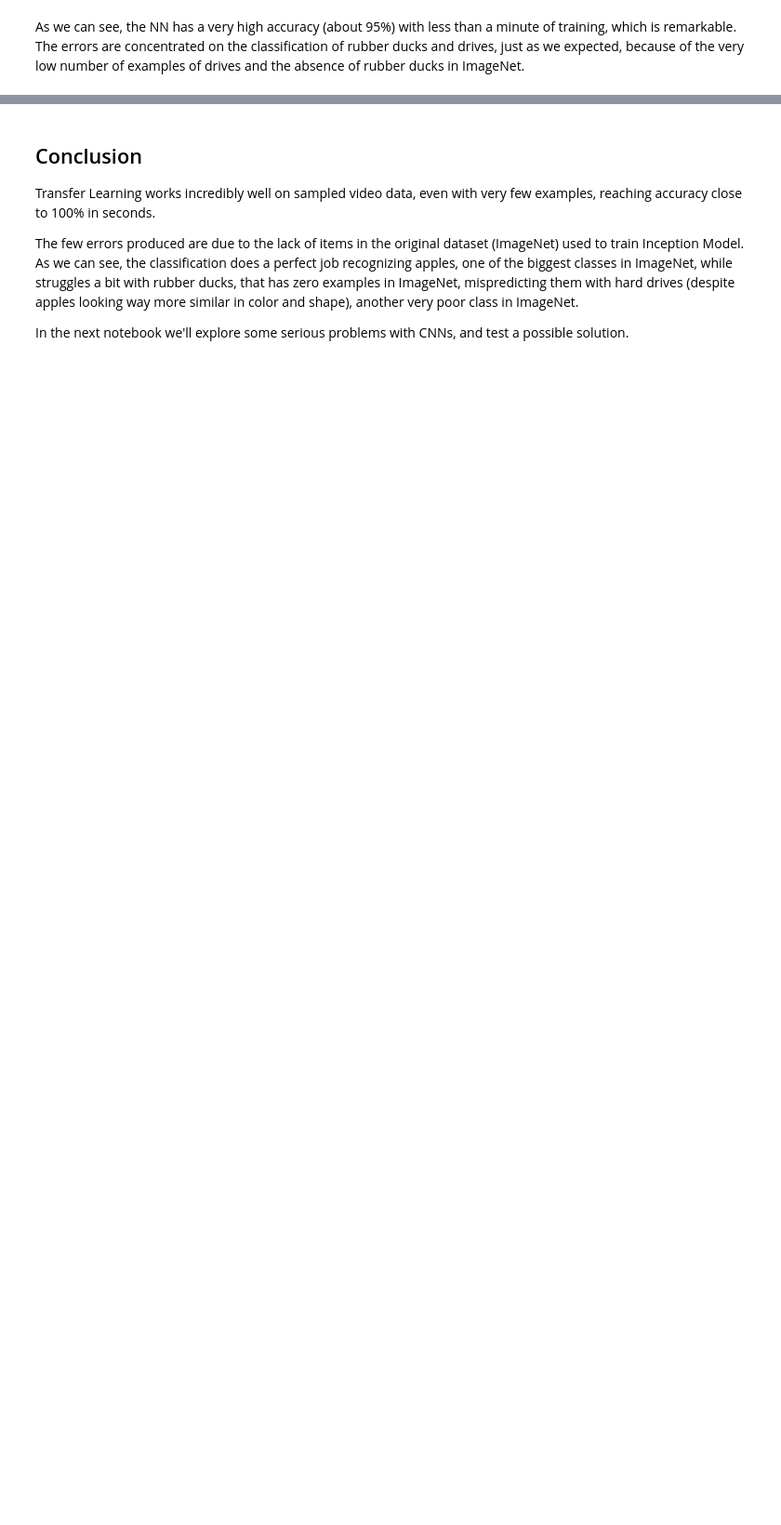
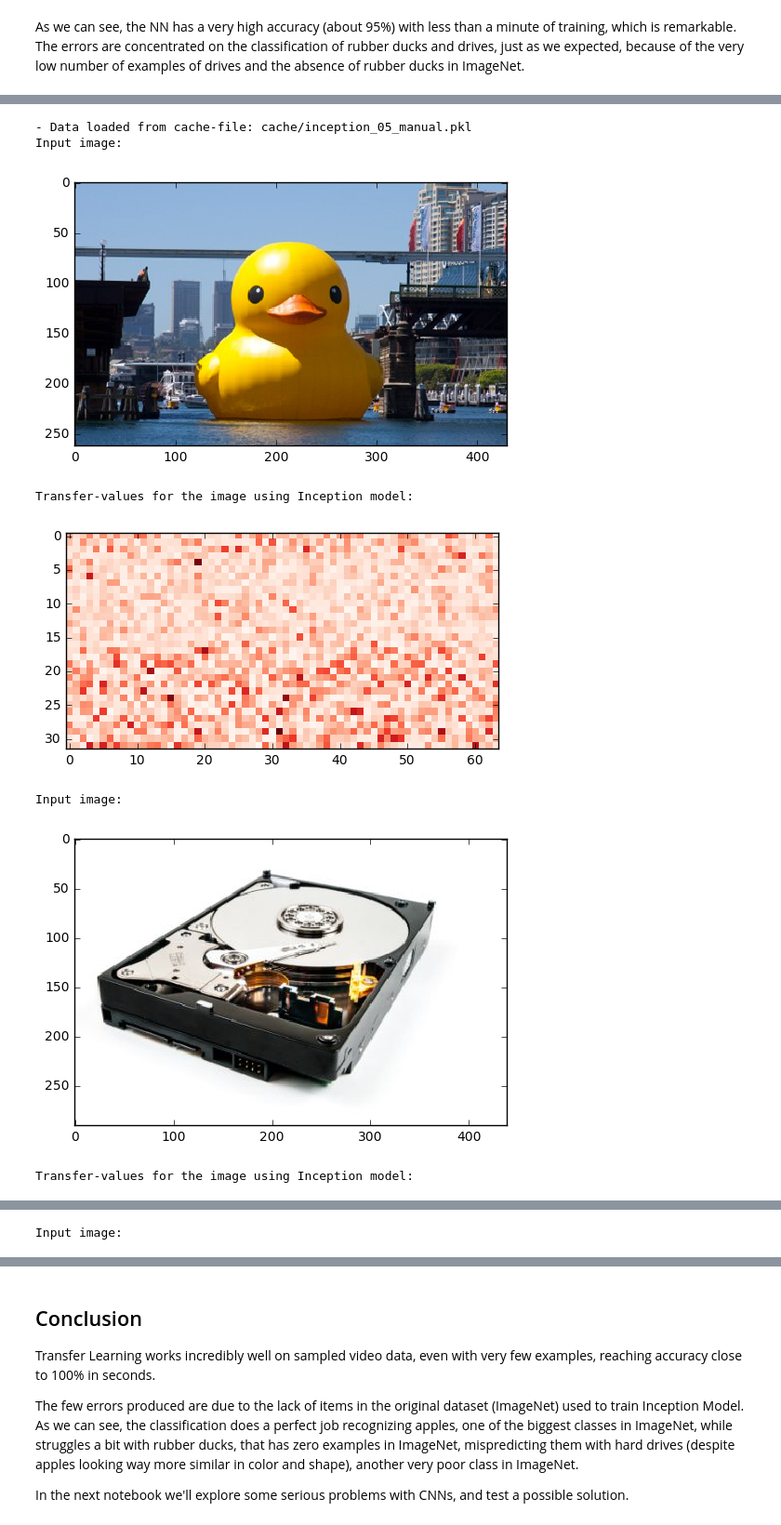
Before and after one commit to Kidel/Deep-Learning-CNN-for-Image-Recognition, a Jupyter notebook: 05_Transfer_Learning_on_Video_Data.ipynb, the cells around one changed output, grey strips where cells are left out. Shown at 93% size. Drawn from its saved outputs; the diff is of its cells as text; code cells hidden in the pictures; blank space fills up the shorter version.

Commit message:
added another test with external images to notebook 05

```diff
--- a/05_Transfer_Learning_on_Video_Data.ipynb
+++ b/05_Transfer_Learning_on_Video_Data.ipynb
@@ -438,0 +477,24 @@ As we can see, the NN has a very high accuracy (about 95%) with less than a minu
+# %%
+file_path_cache_manual = os.path.join(cache_dir, 'inception_05_manual.pkl')
+image_paths_manual = ['imagesForClassification/duck.jpg',
+                      'imagesForClassification/drive.jpg',
+                      'imagesForClassification/apple.jpg']
+cls_manual = [0, 1, 2]
+labels_manual = [[ 1.,  0.,  0.], [ 0.,  1.,  0.], [ 0.,  0.,  1.]]
+transfer_values_manual = transfer_values_cache(cache_path=file_path_cache_manual,
+                                               image_paths=image_paths_manual,
+                                               model=model)
+images = load_images(image_paths=image_paths_manual)
+u.plot_transfer_values(i=0, images=images, transfer_values=transfer_values_manual)
+u.plot_transfer_values(i=1, images=images, transfer_values=transfer_values_manual)
+u.plot_transfer_values(i=2, images=images, transfer_values=transfer_values_manual)
+_, cls_pred_manual = predict_cls(transfer_values=transfer_values_manual, labels=labels_manual, cls_true=cls_manual)
+# %% [output]
+- Data loaded from cache-file: cache/inception_05_manual.pkl
+Input image:
+[figure, added]
+Transfer-values for the image using Inception model:
+[figure, added]
+Input image:
+[figure, added]
+Transfer-values for the image using Inception model:
@@ -438,0 +502 @@ As we can see, the NN has a very high accuracy (about 95%) with less than a minu
+Input image:
```
Also changed, not shown: parts of 12 cells of this notebook, 3 other files.
